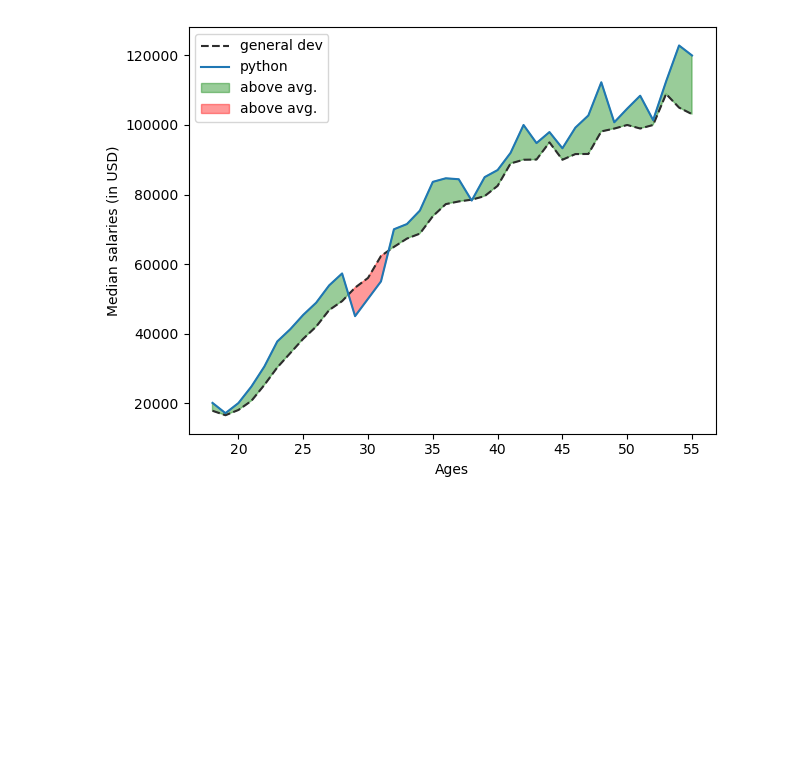
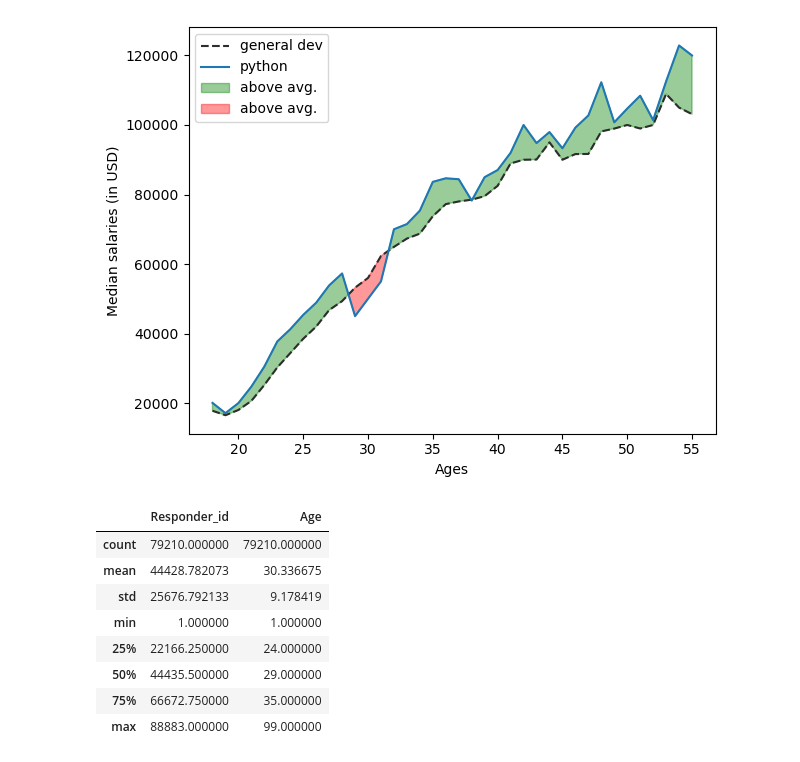
Before and after one commit to rahulkapoor253/Notebooks, a Jupyter notebook: rahul_matplotlib.ipynb, the cells around one changed output. Cells and saved outputs as stored; diff of their text form; code cells hidden in the pictures; blank space fills up the shorter version.

```diff
--- a/rahul_matplotlib.ipynb
+++ b/rahul_matplotlib.ipynb
@@ -231,3 +231,18 @@ plt.tight_layout()
 plt.show()
 # %% [output]
 [figure]
+# %%
+age_data = pd.read_csv("agedata.csv")
+age_data.head()
+ids = age_data["Responder_id"]
+ages = age_data["Age"]
+# %% [output]
+|  | Responder_id | Age |
+| count | 79210.000000 | 79210.000000 |
+| mean | 44428.782073 | 30.336675 |
+| std | 25676.792133 | 9.178419 |
+| min | 1.000000 | 1.000000 |
+| 25% | 22166.250000 | 24.000000 |
+| 50% | 44435.500000 | 29.000000 |
+| 75% | 66672.750000 | 35.000000 |
+| max | 88883.000000 | 99.000000 |
```
Also changed, not shown: parts of 12 cells of this notebook.
